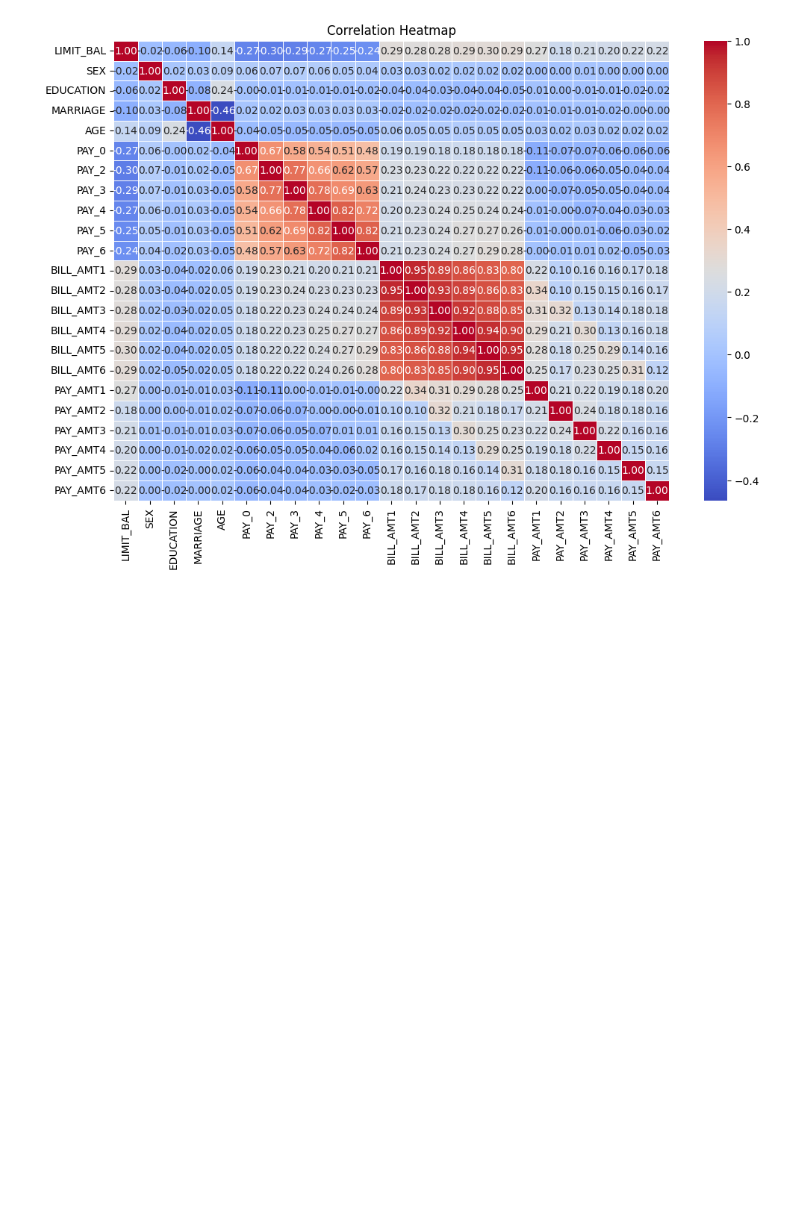
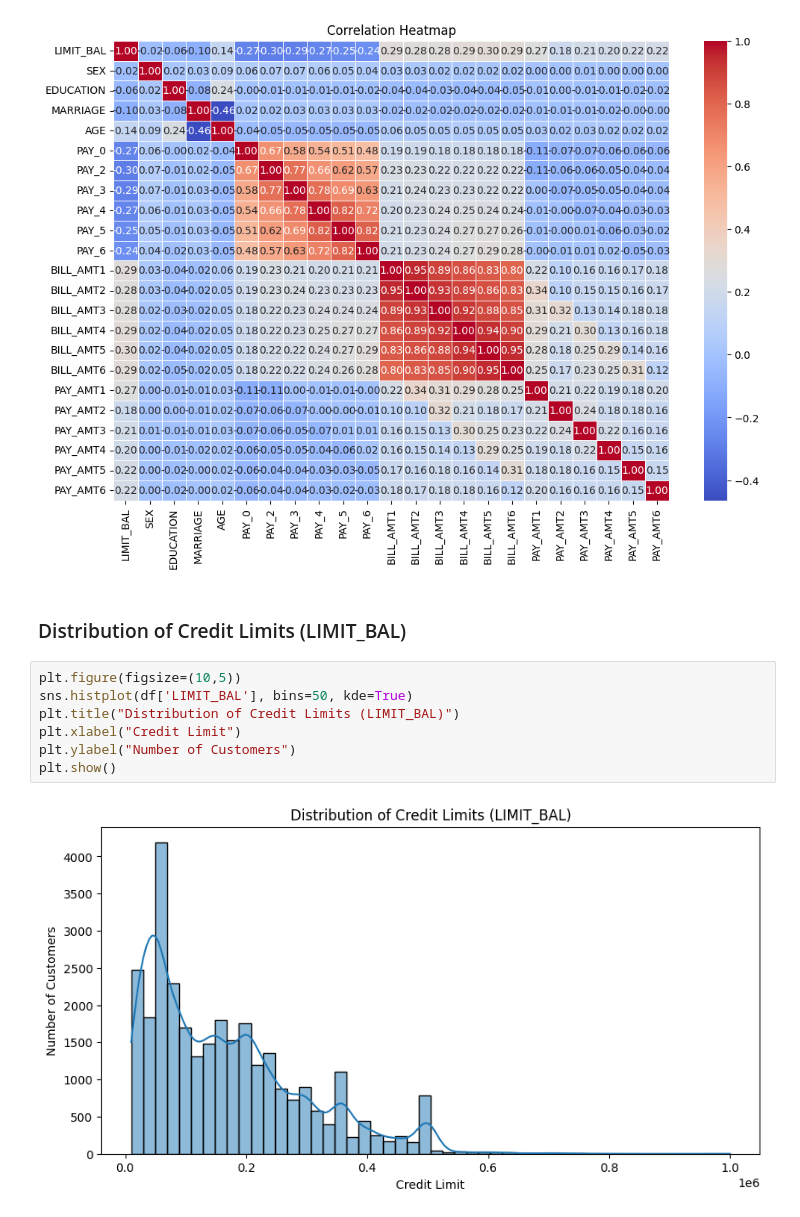
Before and after one commit to PhilipTimothe/Loan-Default-Risk-Analysis, a Jupyter notebook: notebooks/exlporatory_data_analysis.ipynb, the cells around one changed output. Cells and saved outputs as stored; diff of their text form; blank space fills up the shorter version.

Commit message:
Distribution of credit limits and payment behavior visual implementation

```diff
--- a/notebooks/exlporatory_data_analysis.ipynb
+++ b/notebooks/exlporatory_data_analysis.ipynb
@@ -177,3 +177,14 @@ plt.title("Correlation Heatmap")
 plt.show()
 # %% [output]
 [figure]
+# %% [markdown]
+### Distribution of Credit Limits (LIMIT_BAL)
+# %%
+plt.figure(figsize=(10,5))
+sns.histplot(df['LIMIT_BAL'], bins=50, kde=True)
+plt.title("Distribution of Credit Limits (LIMIT_BAL)")
+plt.xlabel("Credit Limit")
+plt.ylabel("Number of Customers")
+plt.show()
+# %% [output]
+[figure, added]
```
Also changed, not shown: parts of 2 cells of this notebook.
